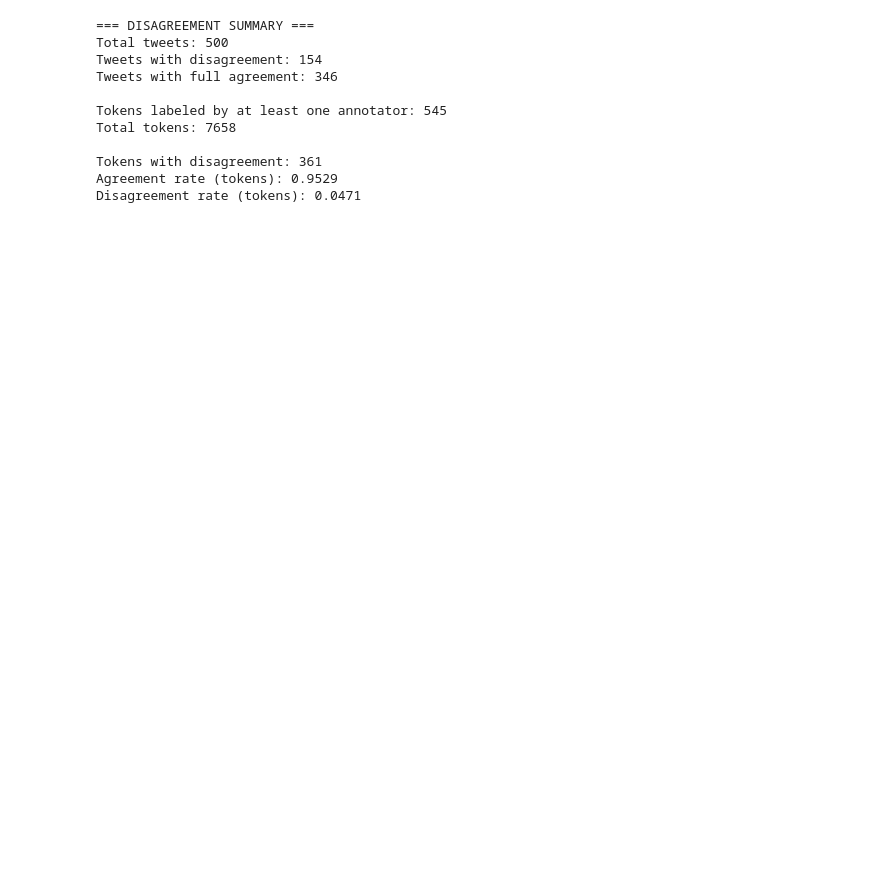
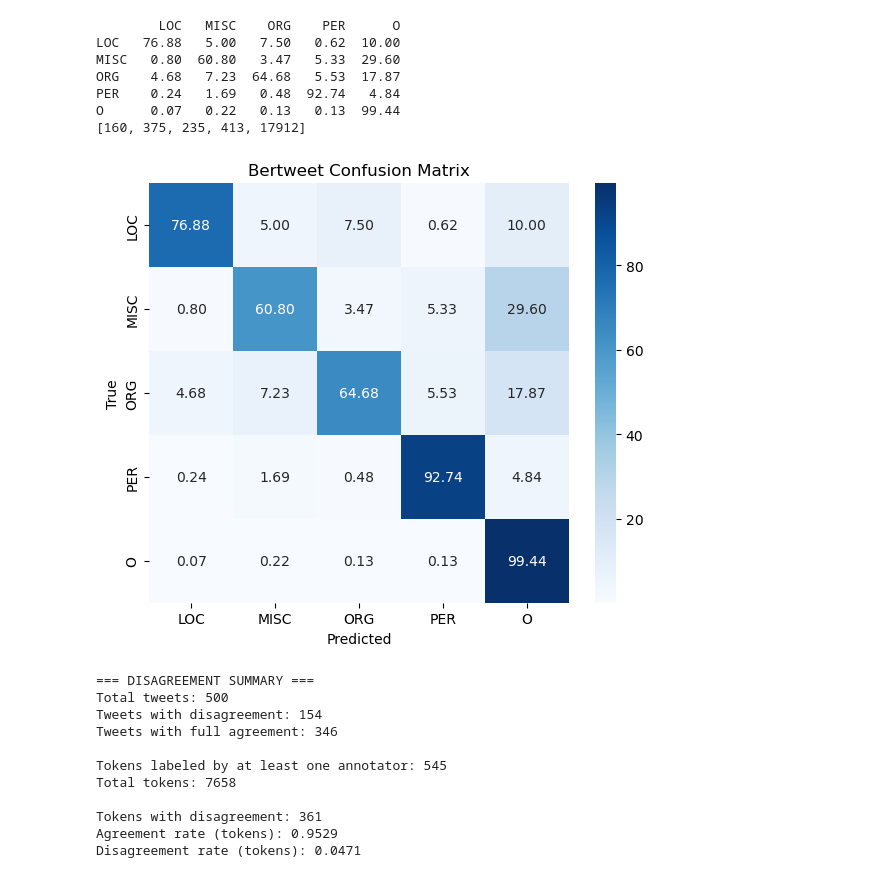
Before and after one commit to OpenDataScienceGroup/NLP-NER, a Jupyter notebook: data/ann_comparison.ipynb, the cells around one changed output. Cells and saved outputs as stored; diff of their text form; code cells hidden in the pictures; blank space fills up the shorter version.

```diff
--- a/data/ann_comparison.ipynb
+++ b/data/ann_comparison.ipynb
@@ -105,3 +186,82 @@ Gold standard [('PER', 'Brett McDanel')]
+# %%
+import numpy as np
+import pandas as pd
+import seaborn as sns
+import matplotlib.pyplot as plt
+counts = [0 for _ in range(5)]
+
+labels = ["LOC", "MISC", "ORG", "PER", "O"]
+label2id = {l: i for i, l in enumerate(labels)}
+
+# rows = gold, cols = predicted
+token_labels = [[0 for _ in labels] for _ in labels]
+
+def strip_bio(tag):
+    if tag == "O":
+        return "O"
+    return tag.split("-")[1]
+
+base = load("test_pred_base.jsonl")
+base = [base[i] for i in range(len(base)) if i in disagree]
+
+gold = load("test.jsonl")
+gold = [gold[i] for i in range(len(gold)) if i in disagree]
+
+for pred_ex, gold_ex in zip(base, gold):
+
+    pred_tags = pred_ex["tags"]
+    gold_tags = gold_ex["tags"]
+
+    for P, G in zip(pred_tags, gold_tags):
+
+        pred_label = strip_bio(id2label[P])
+        gold_label = strip_bio(id2label[G])
+
+        pred_idx = label2id[pred_label]
+        gold_idx = label2id[gold_label]
+        counts[gold_idx] += 1
+
+        token_labels[gold_idx][pred_idx] += 1
+
+
+for i in range(len(token_labels)):
+    for j in range(len(token_labels)):
+        token_labels[i][j]/= counts[i]
+        token_labels[i][j]*=100
+        token_labels[i][j] = round(token_labels[i][j],2)
+df = pd.DataFrame(
+    token_labels,
+    index=labels,
+    columns=labels
+)
+print(df)
+print(counts)
+plt.figure(figsize=(6, 5))
+
+sns.heatmap(
+    df,
+    annot=True,
+    fmt=".2f",
+    cmap="Blues",
+    square=True
+)
+
+plt.xlabel("Predicted")
+plt.ylabel("True")
+plt.title("Bertweet Confusion Matrix")
+
+plt.tight_layout()
+plt.savefig("bertweet.png")
+plt.show()
+# %% [output]
+        LOC   MISC    ORG    PER      O
+LOC   76.88   5.00   7.50   0.62  10.00
+MISC   0.80  60.80   3.47   5.33  29.60
+ORG    4.68   7.23  64.68   5.53  17.87
+PER    0.24   1.69   0.48  92.74   4.84
+O      0.07   0.22   0.13   0.13  99.44
+[160, 375, 235, 413, 17912]
+[figure, added]
 # %%
 def count_disagreements(a1, a2, a3):
     A = load(a1)
```
Also changed, not shown: parts of 2 cells of this notebook, 3 other files.
